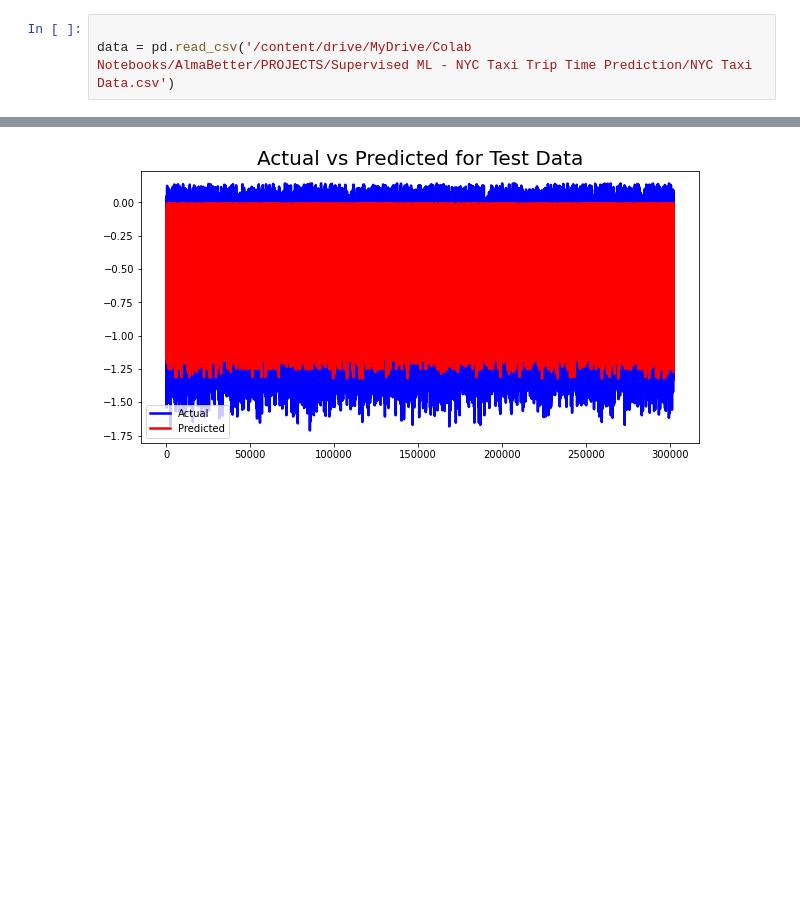
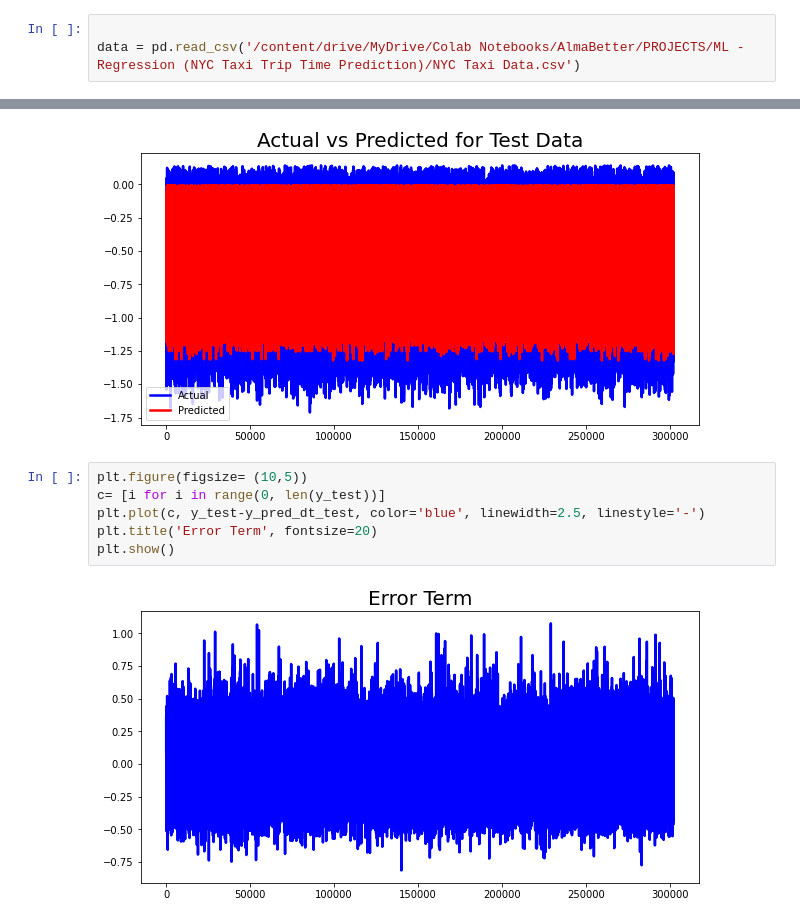
Before and after one commit to Manass20/NYC-Taxi-Trip-Time-Prediction---Capstone-Project, a Jupyter notebook: NYC_Taxi_Trip_Time_Prediction_Capstone_Project.ipynb, the cells around one changed output, grey strips where cells are left out. Drawn from its saved outputs; the diff is of its cells as text; blank space fills up the shorter version.

```diff
--- a/NYC_Taxi_Trip_Time_Prediction_Capstone_Project.ipynb
+++ b/NYC_Taxi_Trip_Time_Prediction_Capstone_Project.ipynb
@@ -54,6 +54,6 @@ Mounted at /content/drive
 # %%
 
-data = pd.read_csv('/content/drive/MyDrive/Colab Notebooks/AlmaBetter/PROJECTS/Supervised ML - NYC Taxi Trip Time Prediction/NYC Taxi Data.csv')
+data = pd.read_csv('/content/drive/MyDrive/Colab Notebooks/AlmaBetter/PROJECTS/ML - Regression (NYC Taxi Trip Time Prediction)/NYC Taxi Data.csv')
 # %% [markdown]
 ## **Overview of the Dataset:**
 # %%
@@ -1360,3 +1203,11 @@ plt.legend(["Actual", "Predicted"])
 plt.show()
 # %% [output]
 [figure]
+# %%
+plt.figure(figsize= (10,5))
+c= [i for i in range(0, len(y_test))]
+plt.plot(c, y_test-y_pred_dt_test, color='blue', linewidth=2.5, linestyle='-')
+plt.title('Error Term', fontsize=20)
+plt.show()
+# %% [output]
+[figure, added]
```
Also changed, not shown: parts of 68 cells of this notebook.
